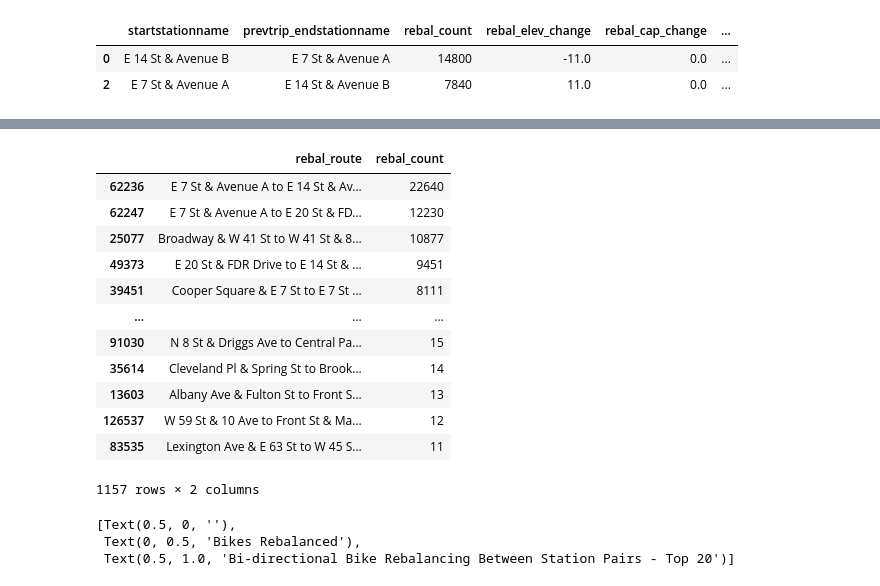
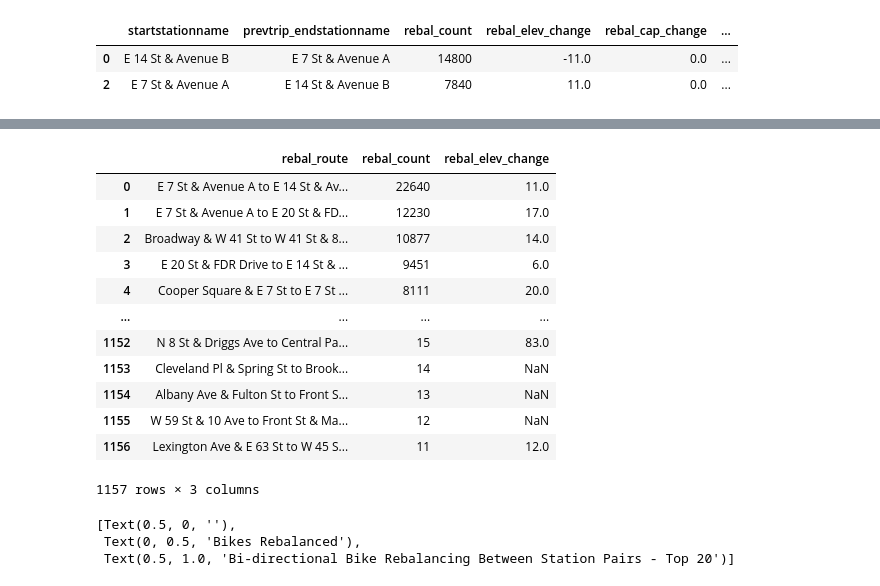
Before and after one commit to rishigoutam/citibike, a Jupyter notebook: eda/rebalance_eda.ipynb, the cells around one changed output, grey strips where cells are left out. Saved outputs shown, nothing was run; the diff lists cells and outputs as text; code cells hidden in the pictures.

```diff
--- a/eda/rebalance_eda.ipynb
+++ b/eda/rebalance_eda.ipynb
@@ -990,21 +1014,28 @@ dtype: int64
 # %%
 # drop the duplicates
 rebpair_rev = rebpair_rev.drop_duplicates(subset="rebal_count")
+
+# merge elevation back in
+rebpair_rev = rebpair_rev.merge(
+    rebpair[["rebal_route", "rebal_elev_change"]], how="left", on="rebal_route"
+)
+rebpair_rev.rebal_elev_change = rebpair_rev["rebal_elev_change"].abs()
+
 rebpair_rev
 # %% [output]
-|  | rebal_route | rebal_count |
-| 62236 | E 7 St & Avenue A to E 14 St & Av... | 22640 |
-| 62247 | E 7 St & Avenue A to E 20 St & FD... | 12230 |
-| 25077 | Broadway & W 41 St to W 41 St & 8... | 10877 |
-| 49373 | E 20 St & FDR Drive to E 14 St & ... | 9451 |
-| 39451 | Cooper Square & E 7 St to E 7 St ... | 8111 |
-| ... | ... | ... |
-| 91030 | N 8 St & Driggs Ave to Central Pa... | 15 |
-| 35614 | Cleveland Pl & Spring St to Brook... | 14 |
-| 13603 | Albany Ave & Fulton St to Front S... | 13 |
-| 126537 | W 59 St & 10 Ave to Front St & Ma... | 12 |
-| 83535 | Lexington Ave & E 63 St to W 45 S... | 11 |
+|  | rebal_route | rebal_count | rebal_elev_change |
+| 0 | E 7 St & Avenue A to E 14 St & Av... | 22640 | 11.0 |
+| 1 | E 7 St & Avenue A to E 20 St & FD... | 12230 | 17.0 |
+| 2 | Broadway & W 41 St to W 41 St & 8... | 10877 | 14.0 |
+| 3 | E 20 St & FDR Drive to E 14 St & ... | 9451 | 6.0 |
+| 4 | Cooper Square & E 7 St to E 7 St ... | 8111 | 20.0 |
+| ... | ... | ... | ... |
+| 1152 | N 8 St & Driggs Ave to Central Pa... | 15 | 83.0 |
+| 1153 | Cleveland Pl & Spring St to Brook... | 14 | NaN |
+| 1154 | Albany Ave & Fulton St to Front S... | 13 | NaN |
+| 1155 | W 59 St & 10 Ave to Front St & Ma... | 12 | NaN |
+| 1156 | Lexington Ave & E 63 St to W 45 S... | 11 | 12.0 |
-1157 rows × 2 columns
+1157 rows × 3 columns
 # %%
 plt.figure(figsize=(15, 8))
 x = sns.barplot(
```
Also changed, not shown: parts of 15 cells of this notebook.
